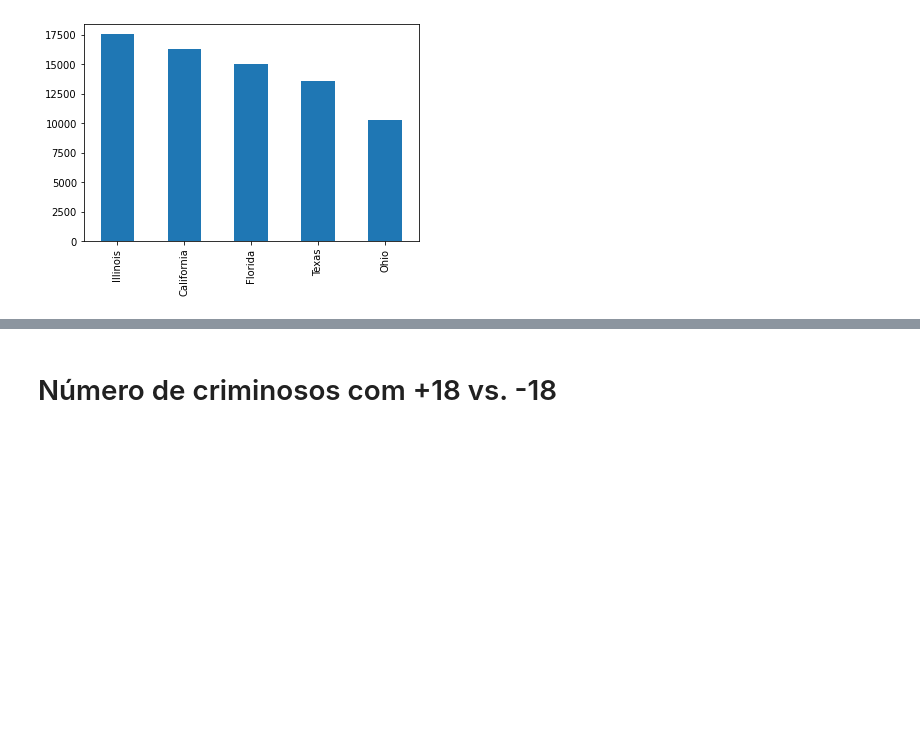
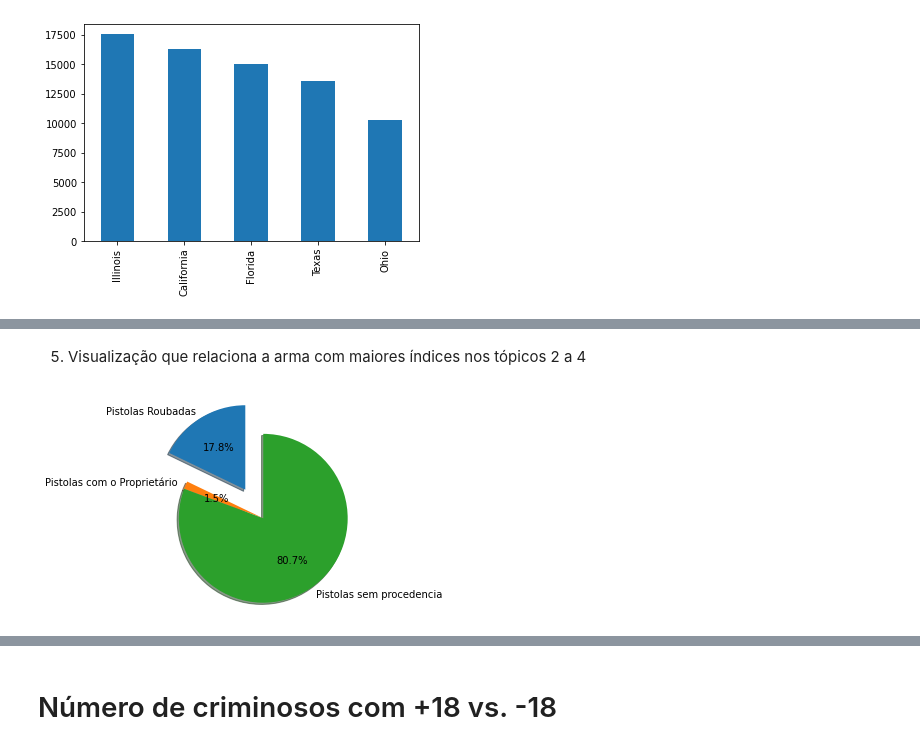
Before and after one commit to ubiratann/CK0223, a Jupyter notebook: Notebook_for_Gun_Violence_Data.ipynb, the cells around one changed output, grey strips where cells are left out. Cells and saved outputs as stored; diff of their text form; code cells hidden in the pictures; blank space fills up the shorter version.

```diff
--- a/Notebook_for_Gun_Violence_Data.ipynb
+++ b/Notebook_for_Gun_Violence_Data.ipynb
@@ -57,0 +95,20 @@ d[d.gun_type != 'Unknown'].gun_type.value_counts().head(10).plot.pie()
+# %% [markdown]
+5. Visualização que relaciona a arma com maiores índices nos tópicos 2 a 4
+# %%
+values = []
+values.append(int(top10_armas_roubadas['Handgun']))
+values.append(int(top10_armas_nao_roubadas['Handgun']))
+values.append(int(top10_armas_sem_proc['Handgun']))
+
+labels = 'Pistolas Roubadas','Pistolas com o Proprietário','Pistolas sem procedencia'
+
+explode = (0.4, 0,0)
+
+fig1, ax1 = plt.subplots()
+ax1.pie(values, explode=explode, labels=labels, autopct='%1.1f%%',
+        shadow=True, startangle=90)
+ax1.axis('equal')  # Equal aspect ratio ensures that pie is drawn as a circle.
+
+plt.show()
+# %% [output]
+[figure, added]
```
Also changed, not shown: parts of 39 cells of this notebook.
